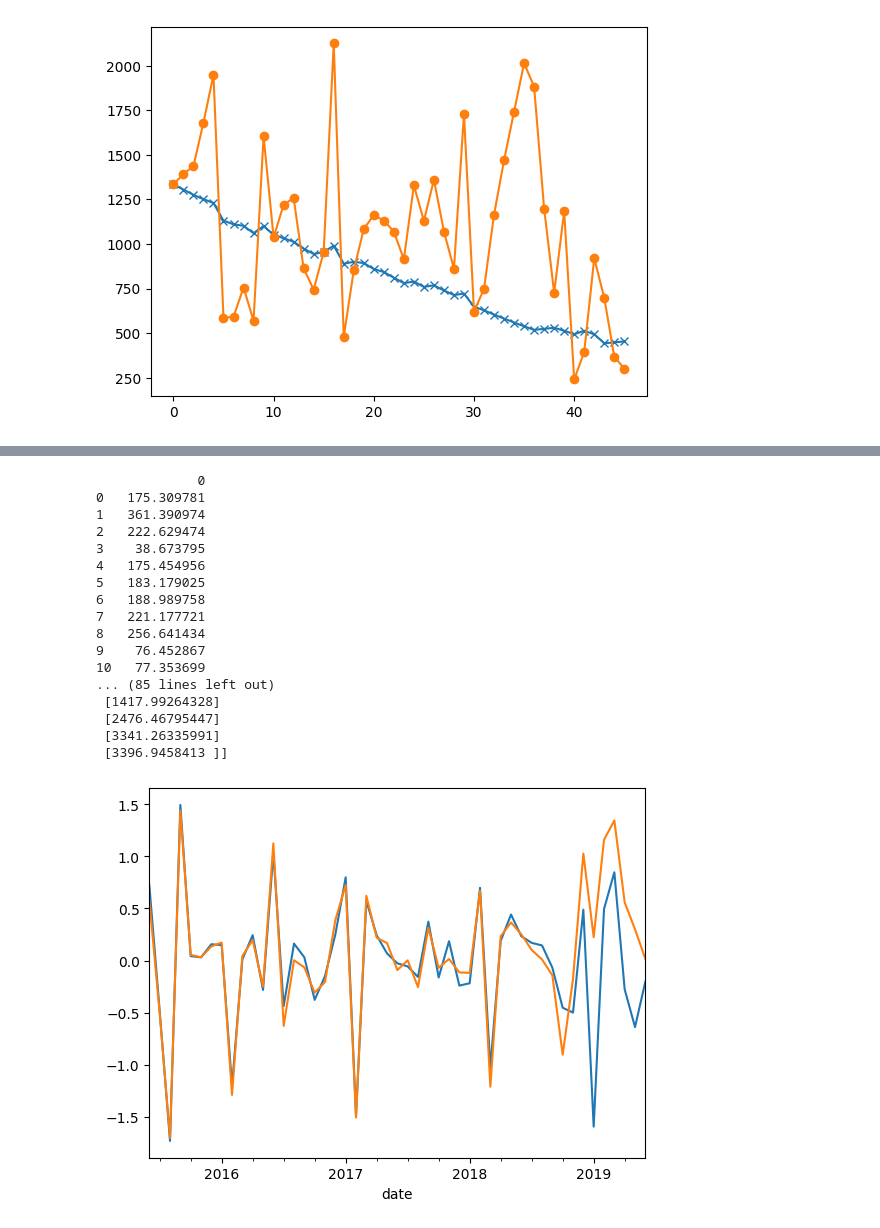
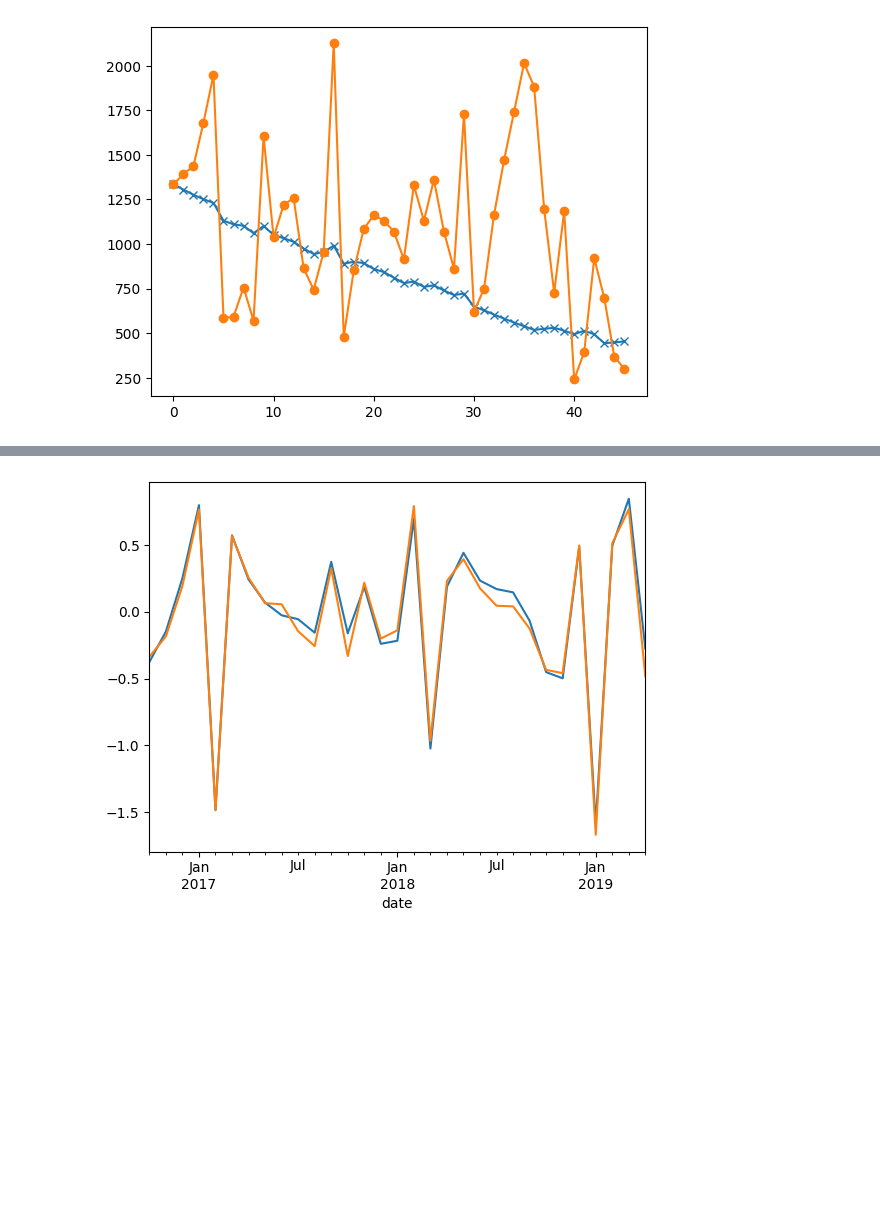
Before and after one commit to upcerbin/nmmcm3, a Jupyter notebook: A2.ipynb, the cells around one changed output, grey strips where cells are left out. Saved outputs shown, nothing was run; the diff lists cells and outputs as text; code cells hidden in the pictures; blank space fills up the shorter version.

```diff
--- a/A2.ipynb
+++ b/A2.ipynb
@@ -447,9 +571,8 @@ def train_lstm(data,in_windows,out_windows,train_num,epoch_num):
         y.append(data[i+in_windows:i+in_windows+out_windows])
     X = np.array(X)
     y = np.array(y)
-    # print("XXX",X.shape)
-    # print("yyy",y.shape)
     X_train,y_train,X_test,y_test= torch.tensor(X[:train_num]).type(torch.float32),torch.tensor(y[:train_num]).type(torch.float32),torch.tensor(X[train_num:]).type(torch.float32),torch.tensor(y[train_num:],requires_grad=False).type(torch.float32)
+    print("XXXX",X_test.shape)
     model = lstm(in_windows=in_windows,out_windows=out_windows,hidden_size=50,hidden_num_layers=2)
     optimizer = torch.optim.AdamW(model.parameters(),lr=0.01)
     lossfn = torch.nn.MSELoss()
@@ -485,10 +608,11 @@ def inverse_difference(start,data):
     return pd.DataFrame(l)
 
 
-in_window_size,out_window_size = 12,1
-input_data = diff_data[40:]
+in_window_size,out_window_size = 5,3
+train_start = 63
+input_data = diff_data[train_start:]
 input_data.columns = ['y']
-data_predict = train_lstm(input_data.y.values,in_window_size,out_window_size,train_num=40,epoch_num=100)
+data_predict = train_lstm(input_data.y.values,in_window_size,out_window_size,train_num=30,epoch_num=80)
 data_true = input_data[in_window_size:]
 if out_window_size!= 1 :
     data_true = data_true[:-out_window_size+1]
@@ -500,10 +624,10 @@ if out_window_size!= 1 :
 # print(data_predict.shape)
 
 
-inverse_predict =  inverse_difference(input_data[:in_window_size].sum().values[0]+data['sales'][0],data_predict)
+inverse_predict =  inverse_difference(input_data[:in_window_size].sum().values[0]+data['sales'][0]+diff_data[:train_start][0].sum(),data_predict)
 inverse_predict = inverse_predict.apply(np.expm1)
 
-inverse_true  = inverse_difference(input_data[:in_window_size].sum().values[0]+data['sales'][0],data_true.y)
+inverse_true  = inverse_difference(input_data[:in_window_size].sum().values[0]+data['sales'][0]+diff_data[:train_start][0].sum(),data_true.y)
 inverse_true = inverse_true.apply(np.expm1)
 
 print("raw r2:",r2_score(inverse_true[0],inverse_predict[0]))
@@ -535,27 +661,10 @@ raw mase: 263.74693314666126
 # %%
 data_true.y.plot()
 ndata_predict = pd.DataFrame(data_predict)
 ndata_predict.index = data_true.index
 ndata_predict[0].plot()
-
-print(inverse_true)
-print(inverse_predict.values)
+ndata_predict[0].to_excel('temp.xlsx')
+# print(inverse_true)
+# print(inverse_predict.values)
 # %% [output]
-             0
-0   175.309781
-1   361.390974
-2   222.629474
-3    38.673795
-4   175.454956
-5   183.179025
-6   188.989758
-7   221.177721
-8   256.641434
-9    76.452867
-10   77.353699
-... (85 lines left out)
- [1417.99264328]
- [2476.46795447]
- [3341.26335991]
- [3396.9458413 ]]
-[figure, old version]
+[figure, new version]
```
Also changed, not shown: parts of 9 cells of this notebook, 4 other files.
